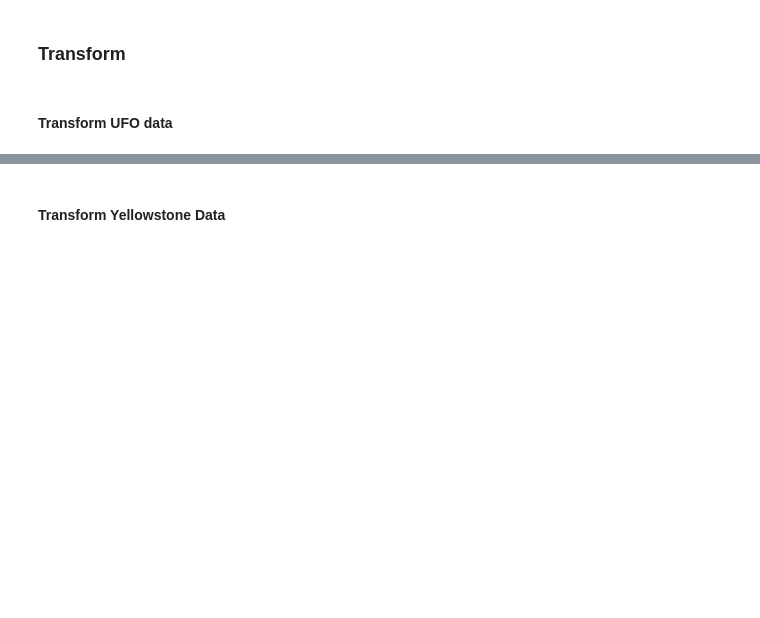
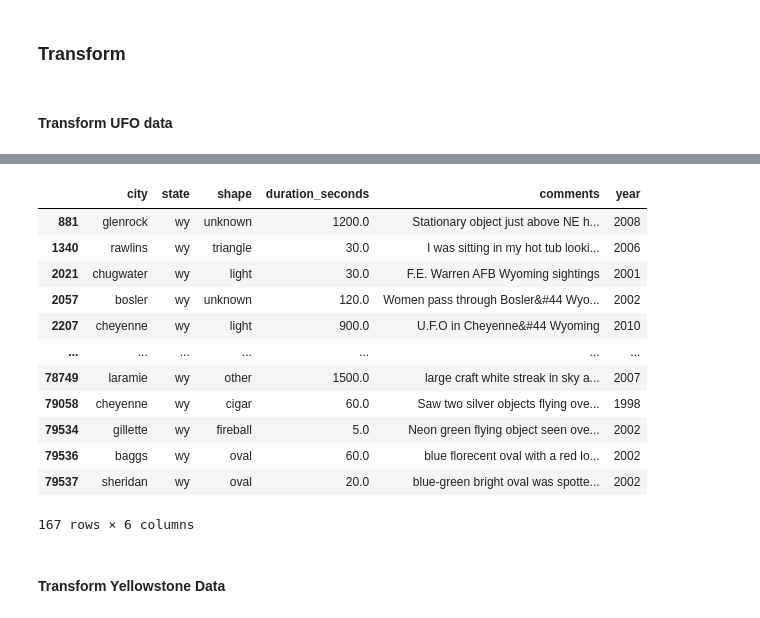
Before and after one commit to JaDouth314/Project_2-ETL-UFOs-in-Yellowstone, a Jupyter notebook: Project_2.ipynb, the cells around one changed output, grey strips where cells are left out. Cells and saved outputs as stored; diff of their text form; code cells hidden in the pictures; blank space fills up the shorter version.

```diff
--- a/Project_2.ipynb
+++ b/Project_2.ipynb
@@ -129,3 +117,23 @@ ufos_wy_for_db.drop(labels=["datetime", "country", "duration (hours/min)", "date
+# %%
+# Fix duration types
+
+ufos_wy_for_db.duration_seconds = ufos_wy_for_db.duration_seconds.astype(float)
+
+ufos_wy_for_db
+# %% [output]
+|  | city | state | shape | duration_seconds | comments | year |
+| 881 | glenrock | wy | unknown | 1200.0 | Stationary object just above NE h... | 2008 |
+| 1340 | rawlins | wy | triangle | 30.0 | I was sitting in my hot tub looki... | 2006 |
+| 2021 | chugwater | wy | light | 30.0 | F.E. Warren AFB Wyoming sightings | 2001 |
+| 2057 | bosler | wy | unknown | 120.0 | Women pass through Bosler&#44 Wyo... | 2002 |
+| 2207 | cheyenne | wy | light | 900.0 | U.F.O in Cheyenne&#44 Wyoming | 2010 |
+| ... | ... | ... | ... | ... | ... | ... |
+| 78749 | laramie | wy | other | 1500.0 | large craft white streak in sky a... | 2007 |
+| 79058 | cheyenne | wy | cigar | 60.0 | Saw two silver objects flying ove... | 1998 |
+| 79534 | gillette | wy | fireball | 5.0 | Neon green flying object seen ove... | 2002 |
+| 79536 | baggs | wy | oval | 60.0 | blue florecent oval with a red lo... | 2002 |
+| 79537 | sheridan | wy | oval | 20.0 | blue-green bright oval was spotte... | 2002 |
+167 rows × 6 columns
 # %% [markdown]
 #### Transform Yellowstone Data
 # %%
```
Also changed, not shown: parts of 3 cells of this notebook.
